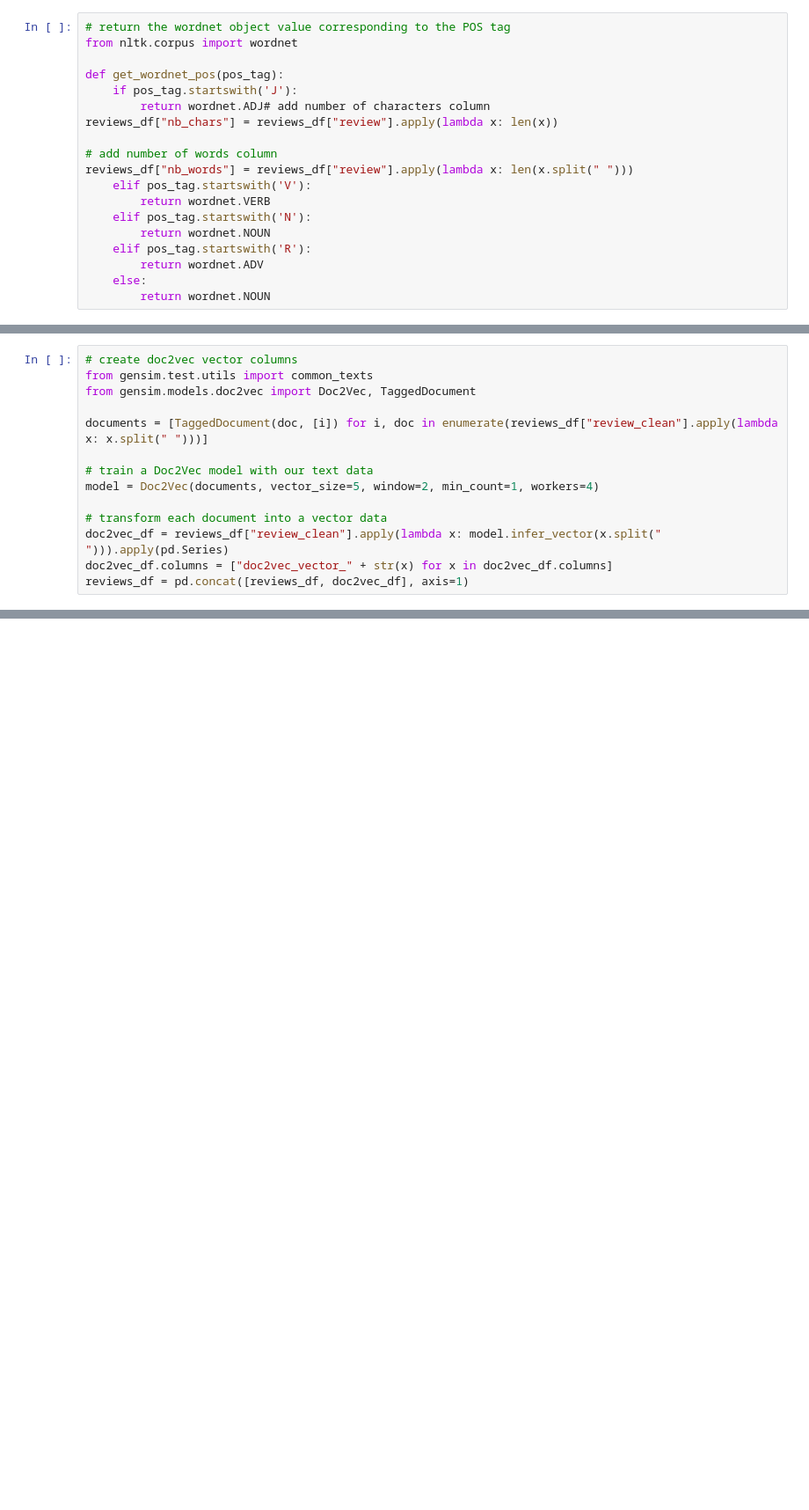
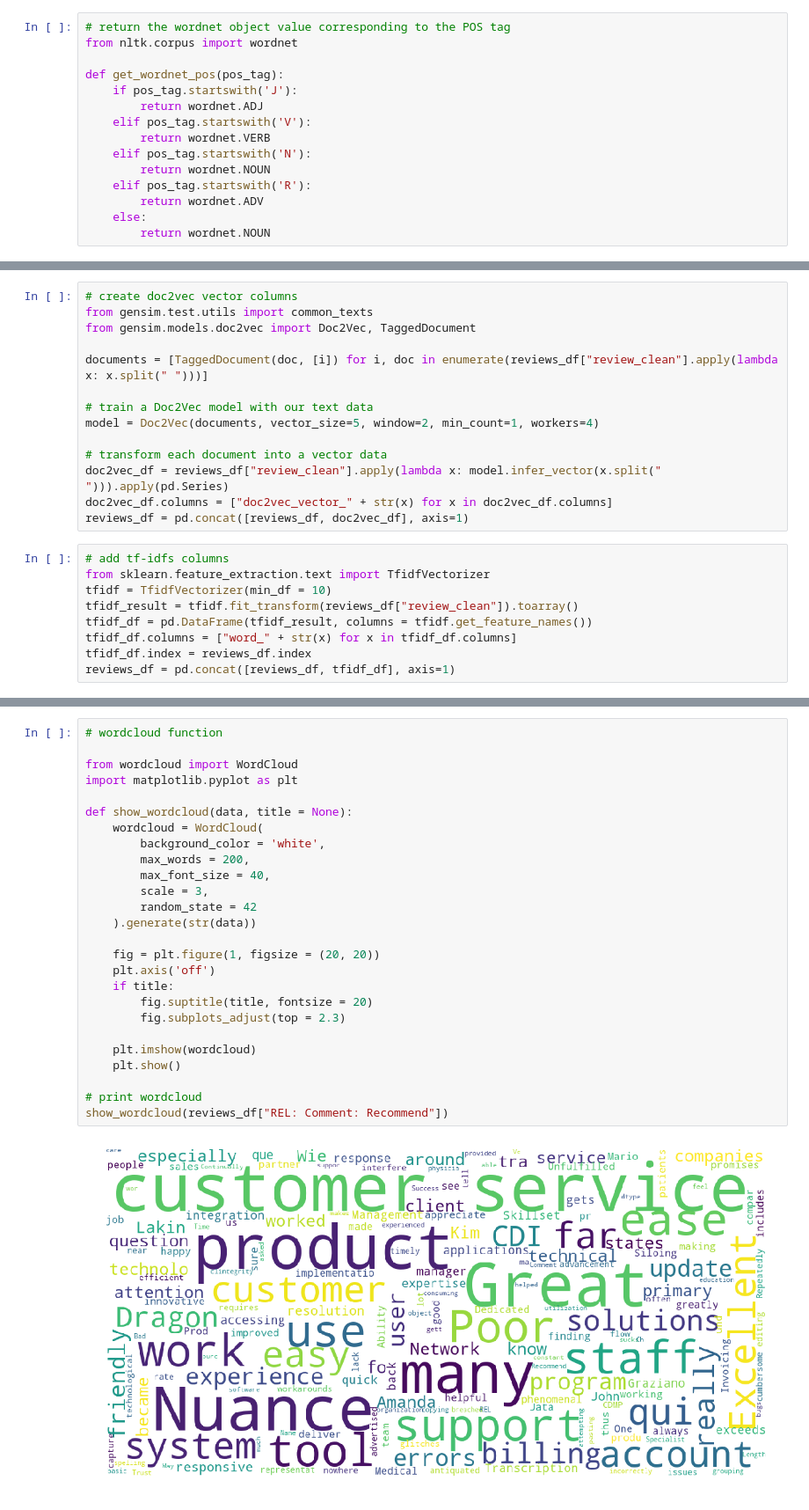
Before and after one commit to santosh-sankannavar/Sentiment-Analysis, a Jupyter notebook: Sentiment Analysis.ipynb, the cells around one changed output, grey strips where cells are left out. Shown at 88% size. Drawn from its saved outputs; the diff is of its cells as text; blank space fills up the shorter version.

```diff
--- a/Sentiment Analysis.ipynb
+++ b/Sentiment Analysis.ipynb
@@ -45,11 +55,7 @@ from nltk.corpus import wordnet
 
 def get_wordnet_pos(pos_tag):
     if pos_tag.startswith('J'):
-        return wordnet.ADJ# add number of characters column
-reviews_df["nb_chars"] = reviews_df["review"].apply(lambda x: len(x))
-
-# add number of words column
-reviews_df["nb_words"] = reviews_df["review"].apply(lambda x: len(x.split(" ")))
+        return wordnet.ADJ
     elif pos_tag.startswith('V'):
         return wordnet.VERB
     elif pos_tag.startswith('N'):
@@ -115,3 +125,12 @@ model = Doc2Vec(documents, vector_size=5, window=2, min_count=1, workers=4)
 doc2vec_df = reviews_df["review_clean"].apply(lambda x: model.infer_vector(x.split(" "))).apply(pd.Series)
 doc2vec_df.columns = ["doc2vec_vector_" + str(x) for x in doc2vec_df.columns]
 reviews_df = pd.concat([reviews_df, doc2vec_df], axis=1)
+# %%
+# add tf-idfs columns
+from sklearn.feature_extraction.text import TfidfVectorizer
+tfidf = TfidfVectorizer(min_df = 10)
+tfidf_result = tfidf.fit_transform(reviews_df["review_clean"]).toarray()
+tfidf_df = pd.DataFrame(tfidf_result, columns = tfidf.get_feature_names())
+tfidf_df.columns = ["word_" + str(x) for x in tfidf_df.columns]
+tfidf_df.index = reviews_df.index
+reviews_df = pd.concat([reviews_df, tfidf_df], axis=1)
@@ -117,0 +144,28 @@ reviews_df = pd.concat([reviews_df, doc2vec_df], axis=1)
+# %%
+# wordcloud function
+
+from wordcloud import WordCloud
+import matplotlib.pyplot as plt
+
+def show_wordcloud(data, title = None):
+    wordcloud = WordCloud(
+        background_color = 'white',
+        max_words = 200,
+        max_font_size = 40,
+        scale = 3,
+        random_state = 42
+    ).generate(str(data))
+
+    fig = plt.figure(1, figsize = (20, 20))
+    plt.axis('off')
+    if title:
+        fig.suptitle(title, fontsize = 20)
+        fig.subplots_adjust(top = 2.3)
+
+    plt.imshow(wordcloud)
+    plt.show()
+
+# print wordcloud
+show_wordcloud(reviews_df["REL: Comment: Recommend"])
+# %% [output]
+[figure, added]
```
Also changed, not shown: parts of 20 cells of this notebook.
